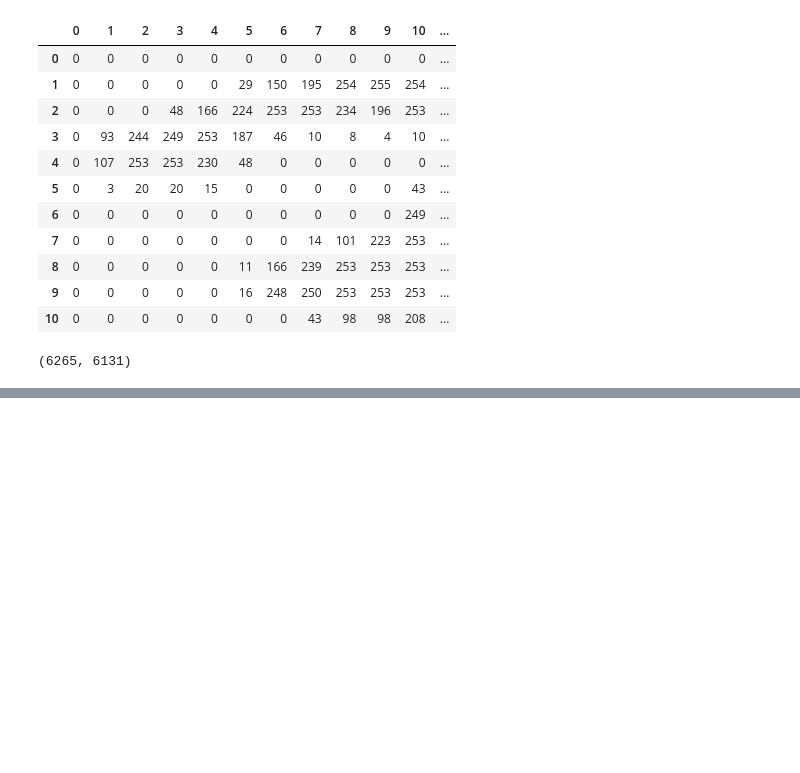
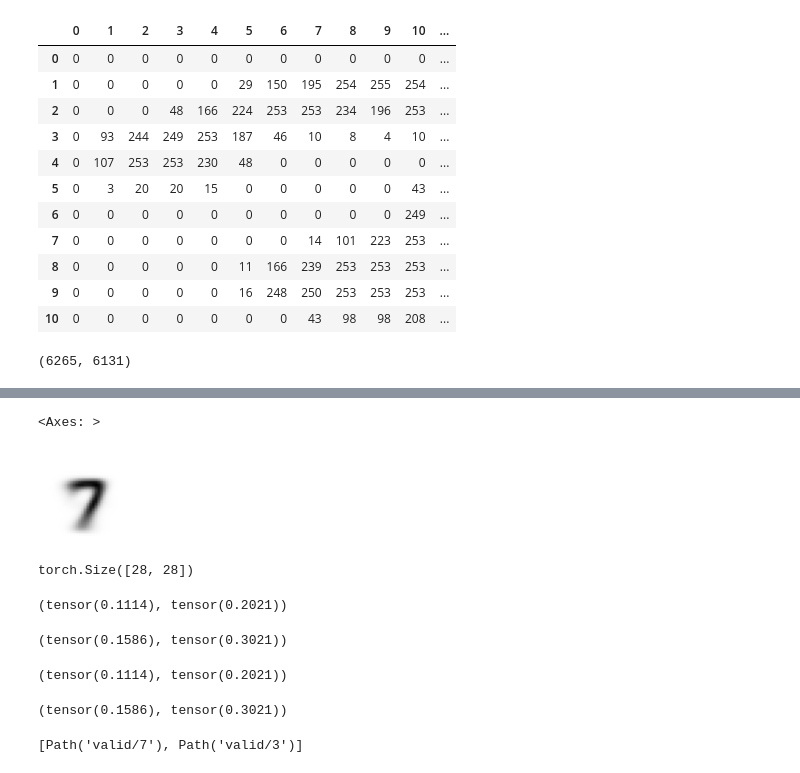
Before and after one commit to CodeWithOz/fastai-deep-learn-coders, a Jupyter notebook: ch_04_mnist.ipynb, the cells around one changed output, grey strips where cells are left out. Drawn from its saved outputs; the diff is of its cells as text; code cells hidden in the pictures; blank space fills up the shorter version.

```diff
--- a/ch_04_mnist.ipynb
+++ b/ch_04_mnist.ipynb
@@ -89,0 +111,37 @@ len(sevens_tensors),len(threes_tensors)
+# %%
+mean7 = stacked_sevens.mean(0)
+show_image(mean7)
+# %% [output]
+<Axes: >
+[figure, added]
+# %%
+mean7.shape
+# %% [output]
+torch.Size([28, 28])
+# %%
+a3 = stacked_threes[1]
+mad_a3 = (a3 - mean3).abs().mean()
+rmse_a3 = (a3 - mean3).pow(2).mean().sqrt()
+
+mad_a3, rmse_a3
+# %% [output]
+(tensor(0.1114), tensor(0.2021))
+# %%
+mad_a7 = (a3 - mean7).abs().mean()
+rmse_a7 = (a3 - mean7).pow(2).mean().sqrt()
+
+mad_a7, rmse_a7
+# %% [output]
+(tensor(0.1586), tensor(0.3021))
+# %%
+F.l1_loss(a3.float(), mean3), F.mse_loss(a3.float(), mean3).sqrt()
+# %% [output]
+(tensor(0.1114), tensor(0.2021))
+# %%
+F.l1_loss(a3.float(), mean7), F.mse_loss(a3.float(), mean7).sqrt()
+# %% [output]
+(tensor(0.1586), tensor(0.3021))
+# %%
+(path/'valid').ls()
+# %% [output]
+[Path('valid/7'), Path('valid/3')]
```
Also changed, not shown: parts of 18 cells of this notebook.
